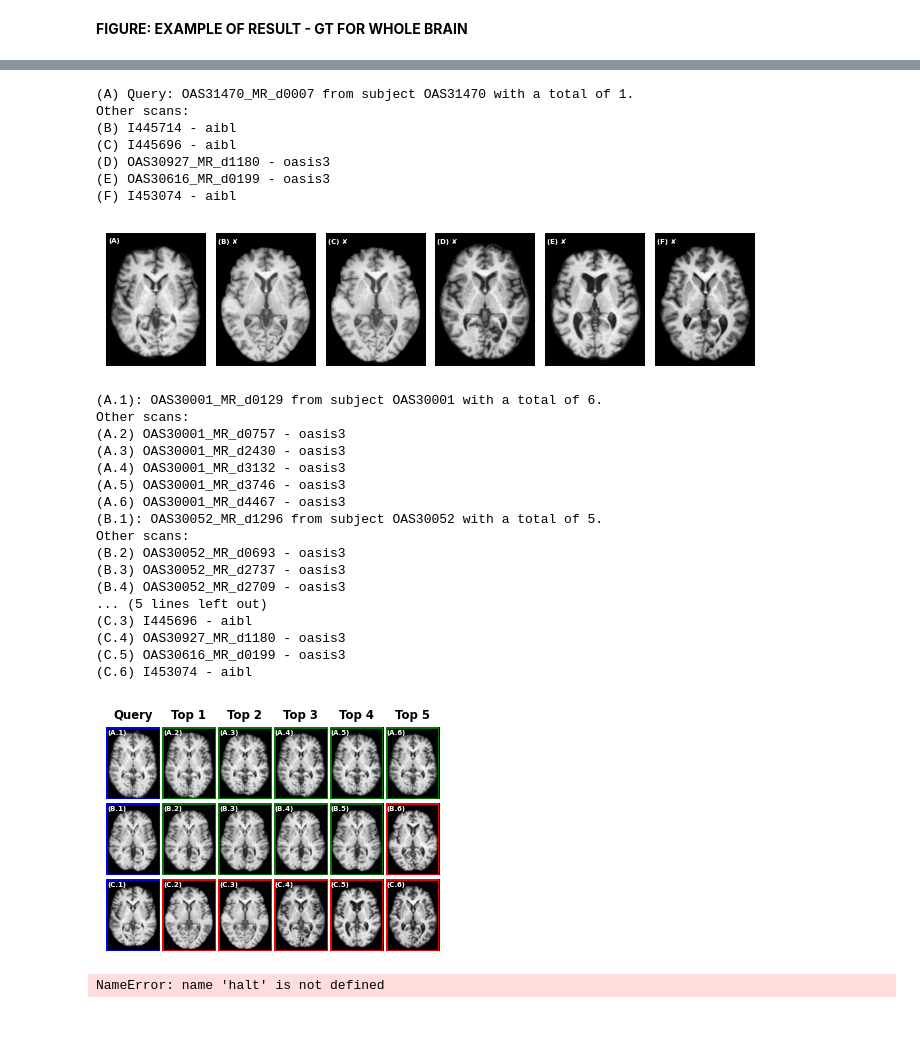
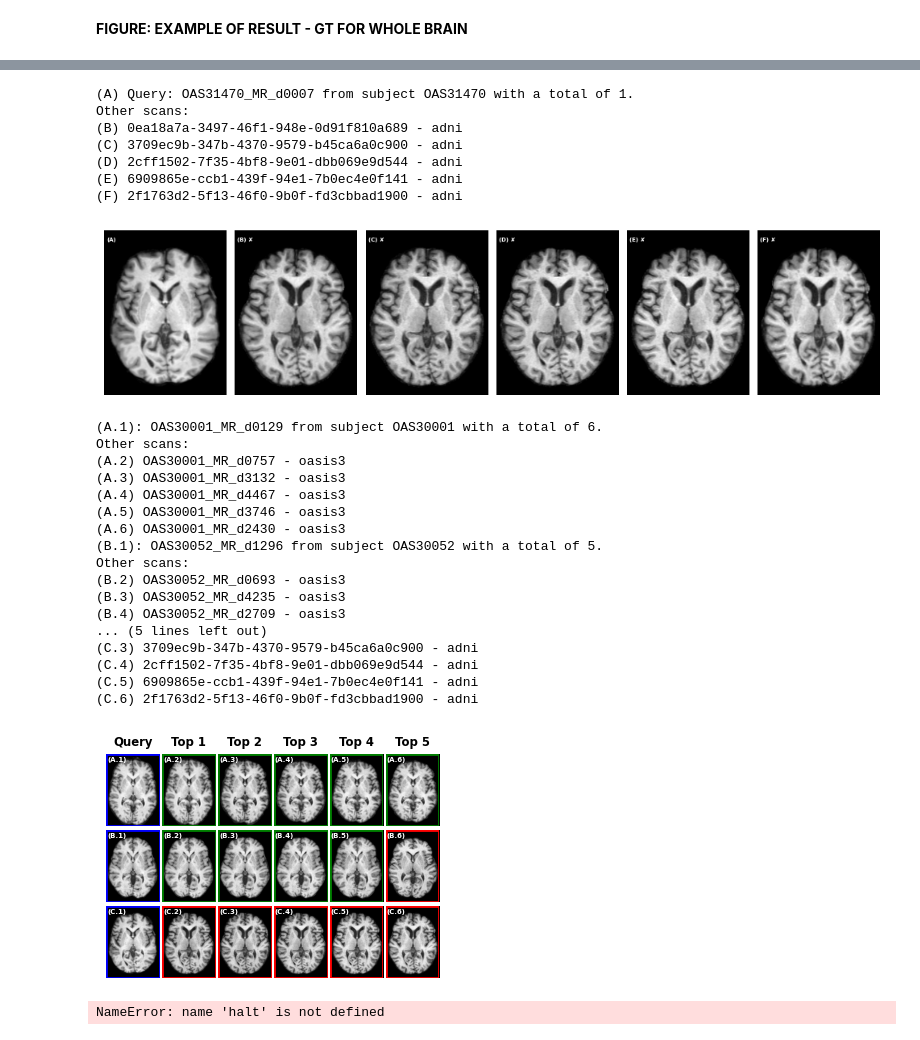
Before and after one commit to minnelab/NeuroCBIR, a Jupyter notebook: dev/notebooks/figures-maia-medium.ipynb, the cells around one changed output, grey strips where cells are left out. Drawn from its saved outputs; the diff is of its cells as text; code cells hidden in the pictures.

```diff
--- a/dev/notebooks/figures-maia-medium.ipynb
+++ b/dev/notebooks/figures-maia-medium.ipynb
@@ -41,6 +42,6 @@ Index(['GUID', 'project', 'subject', 'timepoint', 'scan_type',
       dtype='object')
 # %%
-retrival_res = pd.read_csv("data/results/whole_brain/eval_cl16/retrieval.csv")
+retrival_res = pd.read_csv("data/results/whole_brain/eval_cl64/retrieval.csv")
 retrival_res = retrival_res.rename(columns={"query": "GUID"})
 metadata = pd.merge(clinical_ds, retrival_res, on="GUID", how="inner") # Merge on the 'GUID' column
 print(f"METADATA: Original rows: {len(metadata)}")
@@ -117,7 +119,7 @@ def plot_brain_slices(brains, titles, slice_index=None, axes=None, top_pad=7):
 
 # figure
 cm = 1/2.54
-fig, axes = plt.subplots(1, 6, figsize=(17*cm, 5*cm))
+fig, axes = plt.subplots(1, 6, figsize=(25*cm,10*cm))
 
 # Example usage:
 query_guid = "OAS31470_MR_d0007"  # pick one from your metadata
@@ -129,39 +131,39 @@ paths = [row["brain"]]
 titles = ["(A)"]
 
 
 title_caps = ["(B)", "(C)", "(D)", "(E)", "(F)"]
 for i, col in enumerate(["top1", "top2", "top3", "top4", "top5"]):
     guid = row[col]
     match_row = metadata.loc[metadata["GUID"] == guid].iloc[0]
     paths.append(match_row["brain"])
     titles.append(f"{title_caps[i]} {"✔" if match_row["subject"] == query_subject else "✘"}")
 
 # Load brain volumes
 brains = [load_nifti(p, DATA_PATH) for p in paths]
 
 # Plot mid-slices
 plot_brain_slices(brains, titles, axes=axes)
 
 # Caption
 n_scan_subject = metadata.query(f"subject == '{query_subject}'").shape[0]
 print(f"(A) Query: {query_guid} from subject {query_subject} with a total of {n_scan_subject}.")
 print("Other scans:")
 for t_cap, col in zip(title_caps, ["top1", "top2", "top3", "top4", "top5"]):
     guid = row[col]
     project = metadata.loc[metadata["GUID"] == guid]["project"].iloc[0]
     print(f"{t_cap} {guid} - {project}")
 
 plt.tight_layout()
 plt.show()
 # %% [output]
 (A) Query: OAS31470_MR_d0007 from subject OAS31470 with a total of 1.
 Other scans:
-(B) I445714 - aibl
-(C) I445696 - aibl
-(D) OAS30927_MR_d1180 - oasis3
-(E) OAS30616_MR_d0199 - oasis3
-(F) I453074 - aibl
+(B) 0ea18a7a-3497-46f1-948e-0d91f810a689 - adni
+(C) 3709ec9b-347b-4370-9579-b45ca6a0c900 - adni
+(D) 2cff1502-7f35-4bf8-9e01-dbb069e9d544 - adni
+(E) 6909865e-ccb1-439f-94e1-7b0ec4e0f141 - adni
+(F) 2f1763d2-5f13-46f0-9b0f-fd3cbbad1900 - adni
-[figure, old version]
+[figure, new version]
 # %%
 import matplotlib.patches as patches
 
@@ -239,29 +241,29 @@ axess[0][5].set_title("Top 5", fontweight="bold")
 plt.tight_layout()
 plt.subplots_adjust(wspace=+0.04, hspace=0)
 
-plt.savefig(f"figures/example_brain_retrieval.pdf", format='pdf',
-dpi=600,  # increase for higher-resolution embedded images
-bbox_inches='tight', pad_inches=0)
+# plt.savefig(f"figures/example_brain_retrieval.pdf", format='pdf',
+# dpi=600,  # increase for higher-resolution embedded images
+# bbox_inches='tight', pad_inches=0)
 plt.show()
 # %% [output]
 (A.1): OAS30001_MR_d0129 from subject OAS30001 with a total of 6.
 Other scans:
 (A.2) OAS30001_MR_d0757 - oasis3
-(A.3) OAS30001_MR_d2430 - oasis3
-(A.4) OAS30001_MR_d3132 - oasis3
+(A.3) OAS30001_MR_d3132 - oasis3
+(A.4) OAS30001_MR_d4467 - oasis3
 (A.5) OAS30001_MR_d3746 - oasis3
-(A.6) OAS30001_MR_d4467 - oasis3
+(A.6) OAS30001_MR_d2430 - oasis3
 (B.1): OAS30052_MR_d1296 from subject OAS30052 with a total of 5.
 Other scans:
 (B.2) OAS30052_MR_d0693 - oasis3
-(B.3) OAS30052_MR_d2737 - oasis3
+(B.3) OAS30052_MR_d4235 - oasis3
 (B.4) OAS30052_MR_d2709 - oasis3
 ... (5 lines left out)
-(C.3) I445696 - aibl
-(C.4) OAS30927_MR_d1180 - oasis3
-(C.5) OAS30616_MR_d0199 - oasis3
-(C.6) I453074 - aibl
+(C.3) 3709ec9b-347b-4370-9579-b45ca6a0c900 - adni
+(C.4) 2cff1502-7f35-4bf8-9e01-dbb069e9d544 - adni
+(C.5) 6909865e-ccb1-439f-94e1-7b0ec4e0f141 - adni
+(C.6) 2f1763d2-5f13-46f0-9b0f-fd3cbbad1900 - adni
-[figure, old version]
+[figure, new version]
 # %%
 halt
 # %% [output]
```
Also changed, not shown: parts of 10 cells of this notebook, 3 other files.
